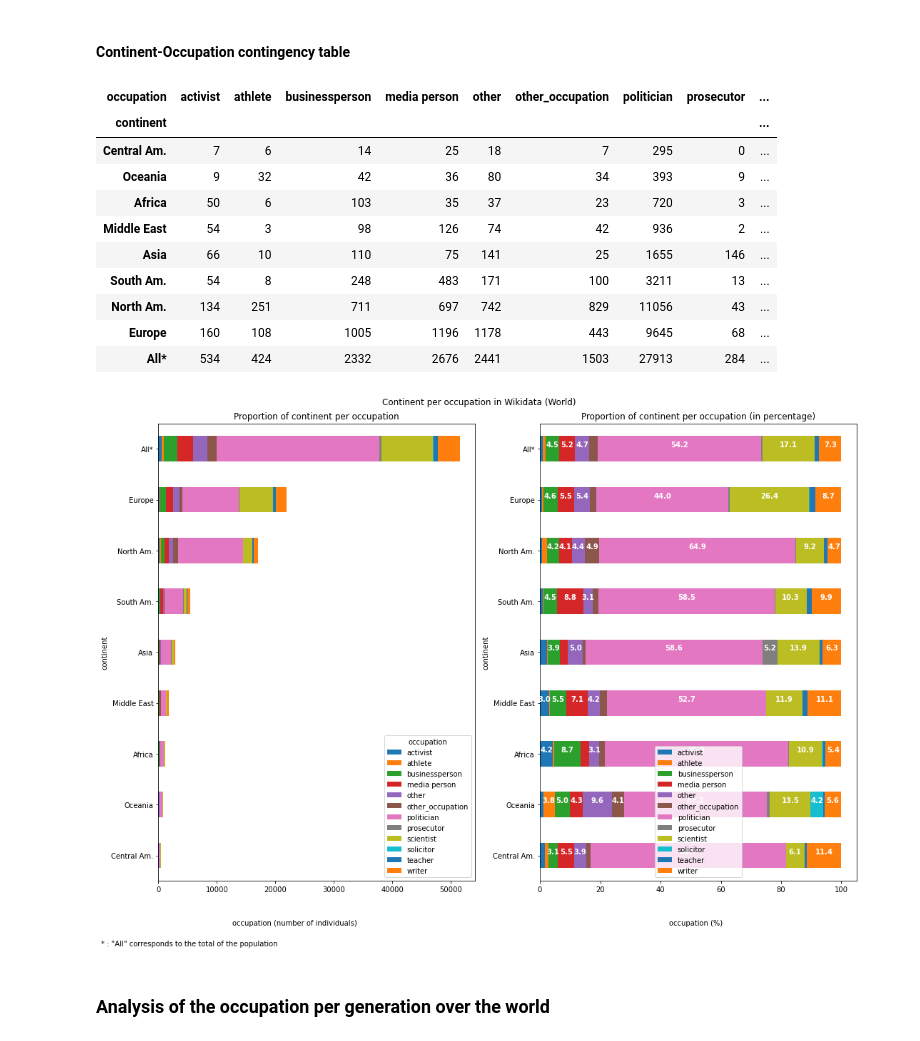
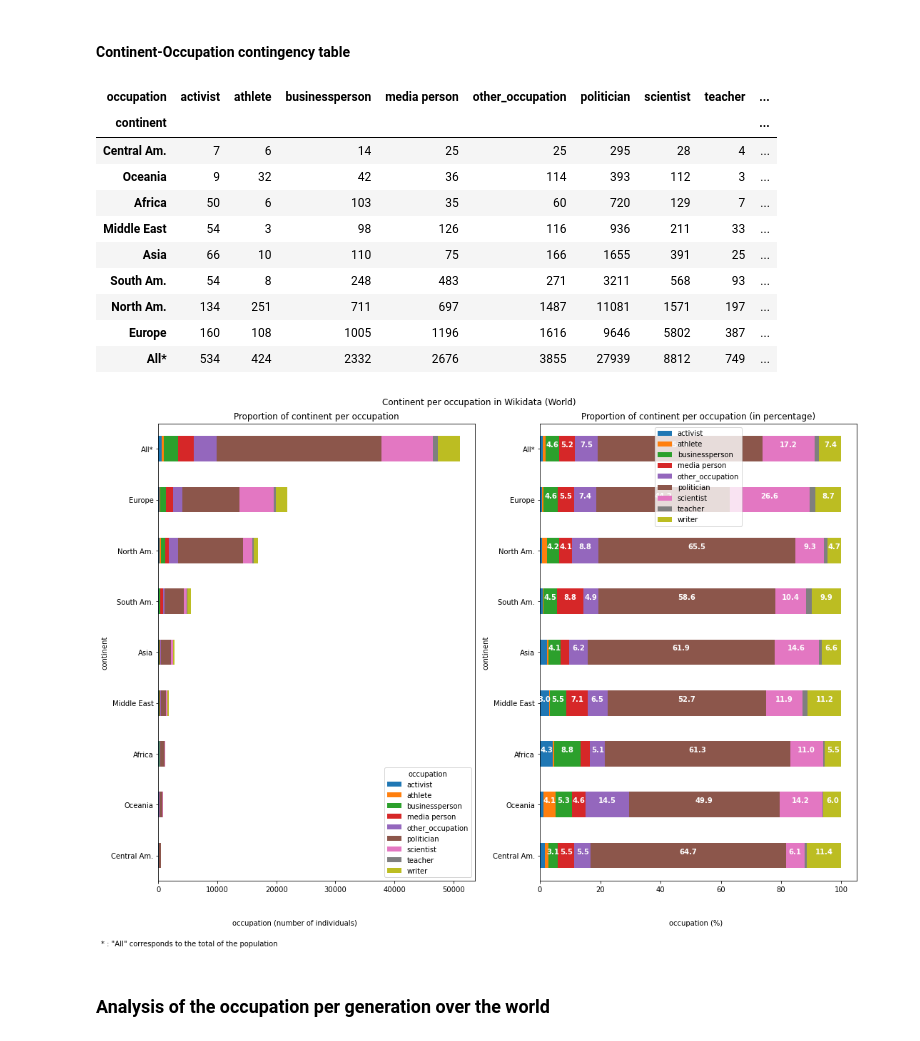
Before and after one commit to Semantic-Data-for-Humanities/Economists_Jurists, a Jupyter notebook: Notebooks/Analysis_occupations.ipynb, the cells around one changed output. Cells and saved outputs as stored; diff of their text form; code cells hidden in the pictures.

```diff
--- a/Notebooks/Analysis_occupations.ipynb
+++ b/Notebooks/Analysis_occupations.ipynb
@@ -440,7 +440,7 @@ df_OC
 df_OC['occupation'].replace(["journalist"],'media person',inplace=True)
 df_OC['occupation'].replace(["scientist", "academic","social researcher"],'scientist',inplace=True)
 df_OC['occupation'].replace(["banker"],'businessperson',inplace=True)
-df_OC['occupation'].replace(["religious", "artist", "soldier", "other_occ"],'other_occupation',inplace=True)
+df_OC['occupation'].replace(["religious", "artist", "soldier", "other"],'other_occupation',inplace=True)
 # %% [markdown]
 #### **Continent-Occupation contingency table**
 # %%
@@ -458,17 +458,17 @@ contingContOcc= contingContOcc.loc[:,contingContOcc.columns!="All*"]
 contingContOcc= contingContOcc.drop(['uncoded'])
 contingContOcc
 # %% [output]
-| occupation | activist | athlete | businessperson | media person | other | other_occupation | politician | prosecutor | ... |
+| occupation | activist | athlete | businessperson | media person | other_occupation | politician | scientist | teacher | ... |
 | continent |  |  |  |  |  |  |  |  | ... |
-| Central Am. | 7 | 6 | 14 | 25 | 18 | 7 | 295 | 0 | ... |
-| Oceania | 9 | 32 | 42 | 36 | 80 | 34 | 393 | 9 | ... |
-| Africa | 50 | 6 | 103 | 35 | 37 | 23 | 720 | 3 | ... |
-| Middle East | 54 | 3 | 98 | 126 | 74 | 42 | 936 | 2 | ... |
-| Asia | 66 | 10 | 110 | 75 | 141 | 25 | 1655 | 146 | ... |
-| South Am. | 54 | 8 | 248 | 483 | 171 | 100 | 3211 | 13 | ... |
-| North Am. | 134 | 251 | 711 | 697 | 742 | 829 | 11056 | 43 | ... |
-| Europe | 160 | 108 | 1005 | 1196 | 1178 | 443 | 9645 | 68 | ... |
-| All* | 534 | 424 | 2332 | 2676 | 2441 | 1503 | 27913 | 284 | ... |
+| Central Am. | 7 | 6 | 14 | 25 | 25 | 295 | 28 | 4 | ... |
+| Oceania | 9 | 32 | 42 | 36 | 114 | 393 | 112 | 3 | ... |
+| Africa | 50 | 6 | 103 | 35 | 60 | 720 | 129 | 7 | ... |
+| Middle East | 54 | 3 | 98 | 126 | 116 | 936 | 211 | 33 | ... |
+| Asia | 66 | 10 | 110 | 75 | 166 | 1655 | 391 | 25 | ... |
+| South Am. | 54 | 8 | 248 | 483 | 271 | 3211 | 568 | 93 | ... |
+| North Am. | 134 | 251 | 711 | 697 | 1487 | 11081 | 1571 | 197 | ... |
+| Europe | 160 | 108 | 1005 | 1196 | 1616 | 9646 | 5802 | 387 | ... |
+| All* | 534 | 424 | 2332 | 2676 | 3855 | 27939 | 8812 | 749 | ... |
 # %%
 # change the number of individuals into a percentage
 perc_contin_OC= contingContOcc.apply(lambda x: x*100/sum(x), axis=1)
@@ -481,35 +481,35 @@ fig.suptitle('Continent per occupation in Wikidata (World)')
 contingContOcc.plot( kind='barh', stacked=True, ax=ax1, title="Proportion of continent per occupation")
 z_CO=perc_contin_OC.plot(kind="barh", stacked=True, ax=ax2, title="Proportion of continent per occupation (in percentage)")
 plt.tight_layout()
 
 # Set labels and legends: https://matplotlib.org/stable/api/_as_gen/matplotlib.pyplot.text.html
 
 fig.text(0.747, -0.05, 'occupation (%)', ha='left', va='bottom')
 fig.text(0.180, -0.05, 'occupation (number of individuals)', ha='left', va='bottom')
 fig.text(0.01, -0.09, '* : "All" corresponds to the total of the population', ha='left', va='bottom')
 
 #  Add percentages on the right plot: cf. https://stackoverflow.com/questions/25447700/annotate-bars-with-values-on-pandas-bar-plots
 ### drop the values inferior to: https://stackoverflow.com/questions/54682665/hide-matplot-annotation-if-value-is-0
 
 for p in z_CO.patches:
     left, bottom, width, height = p.get_bbox().bounds
     if width >= 3:
         z_CO.annotate(format(p.get_width(), '.1f'),
                    (p.get_x() + p.get_width()/2, p.get_y() + p.get_height()),
                    ha = 'center', va = 'center',
                    size=10,
                    # style = 'italic',
                    weight='bold',
                    color = 'white',
                    xytext = (0, -12),
                    textcoords = 'offset points')
 
 
 plt.savefig('exported_pictures/occupations/Continent_per_occupation.png', dpi=100, bbox_inches = "tight") #pdf, svg
-plt.legend(loc='lower center')
+plt.legend(loc='upper center')
 plt.show()
 # %% [output]
-[figure, old version]
+[figure, new version]
 # %% [markdown]
 ### **Analysis of the occupation per generation over the world**
 # %%
```
Also changed, not shown: parts of 12 cells of this notebook, 4 other files.
